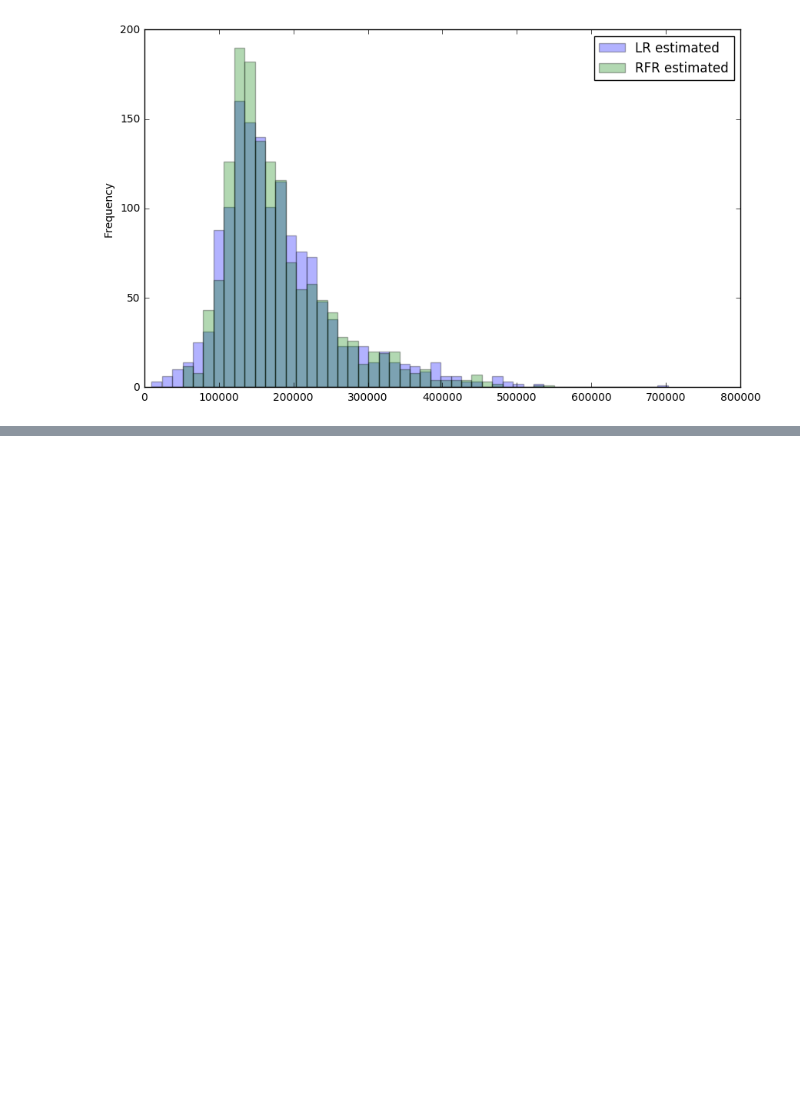
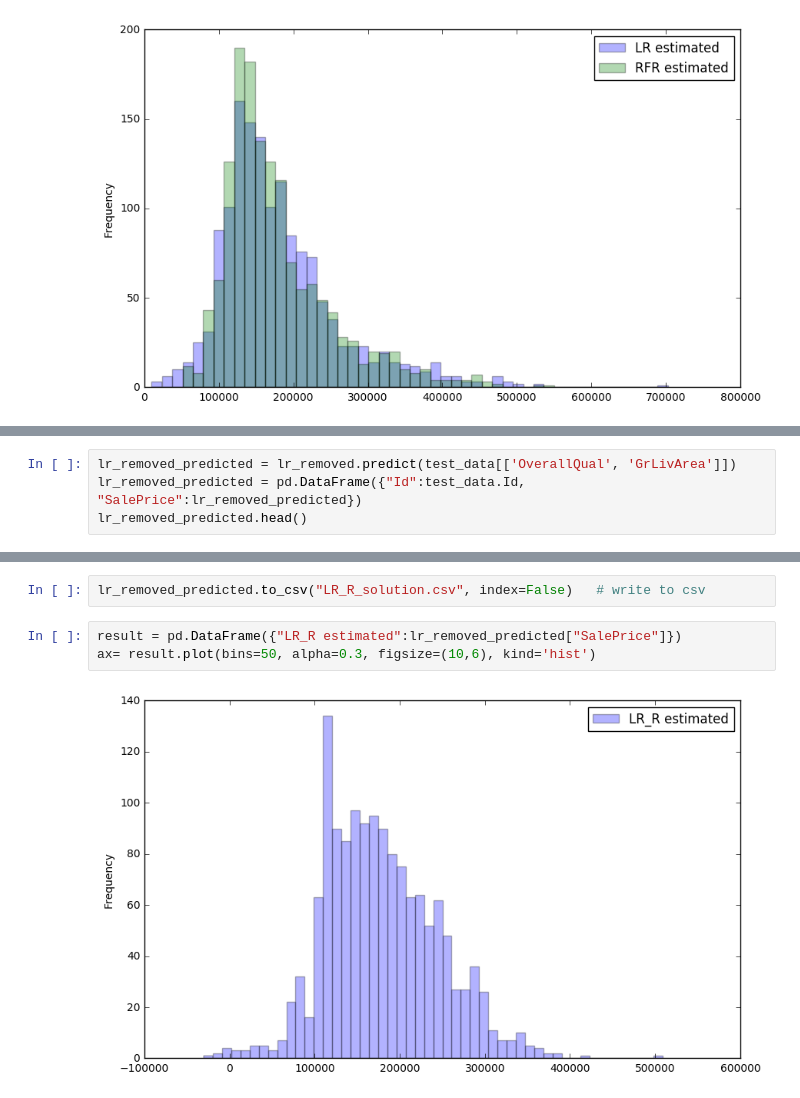
Before and after one commit to johshisha/house_prices, a Jupyter notebook: Sample_LinearRegression.ipynb, the cells around one changed output, grey strips where cells are left out. Drawn from its saved outputs; the diff is of its cells as text; blank space fills up the shorter version.

```diff
--- a/Sample_LinearRegression.ipynb
+++ b/Sample_LinearRegression.ipynb
@@ -127,0 +145,4 @@ ax= result.plot(bins=50, alpha=0.3, figsize=(10,6), kind='hist')
+# %%
+lr_removed_predicted = lr_removed.predict(test_data[['OverallQual', 'GrLivArea']])
+lr_removed_predicted = pd.DataFrame({"Id":test_data.Id, "SalePrice":lr_removed_predicted})
+lr_removed_predicted.head()
@@ -127,0 +156,7 @@ ax= result.plot(bins=50, alpha=0.3, figsize=(10,6), kind='hist')
+# %%
+lr_removed_predicted.to_csv("LR_R_solution.csv", index=False)   # write to csv
+# %%
+result = pd.DataFrame({"LR_R estimated":lr_removed_predicted["SalePrice"]})
+ax= result.plot(bins=50, alpha=0.3, figsize=(10,6), kind='hist')
+# %% [output]
+[figure, added]
```
Also changed, not shown: parts of 5 cells of this notebook.
